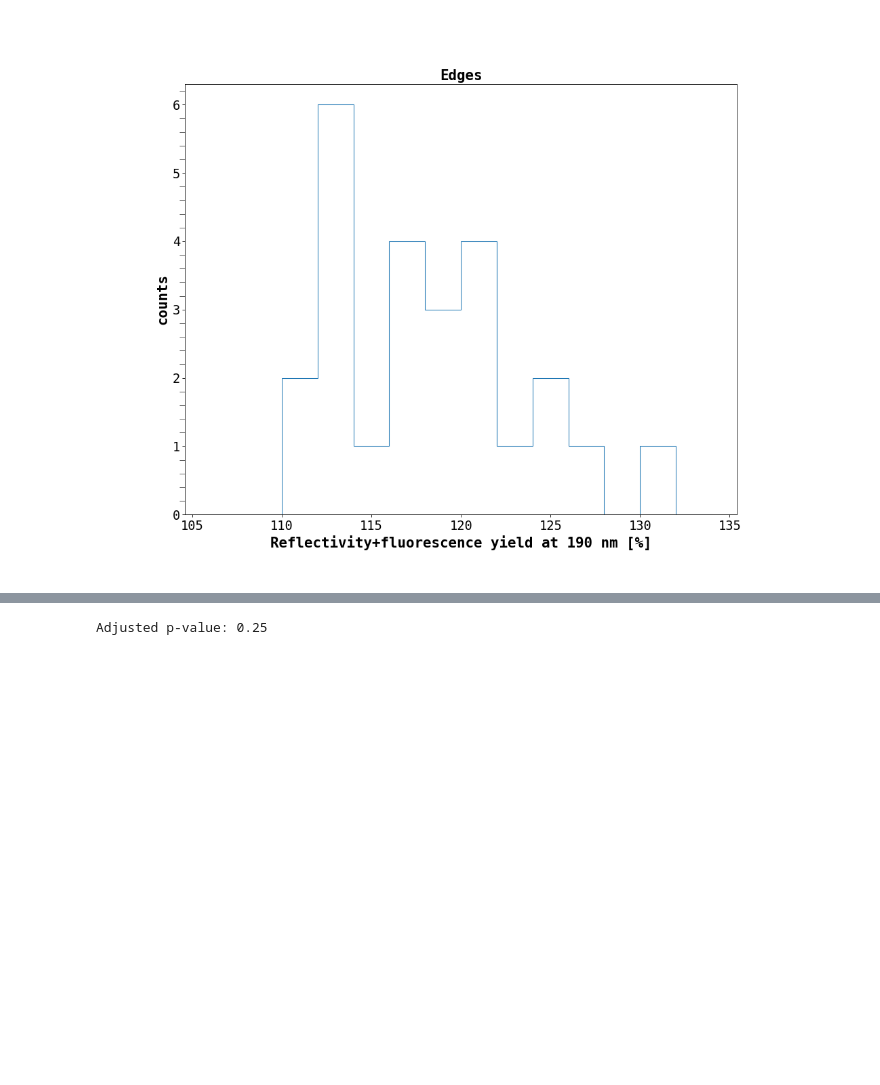
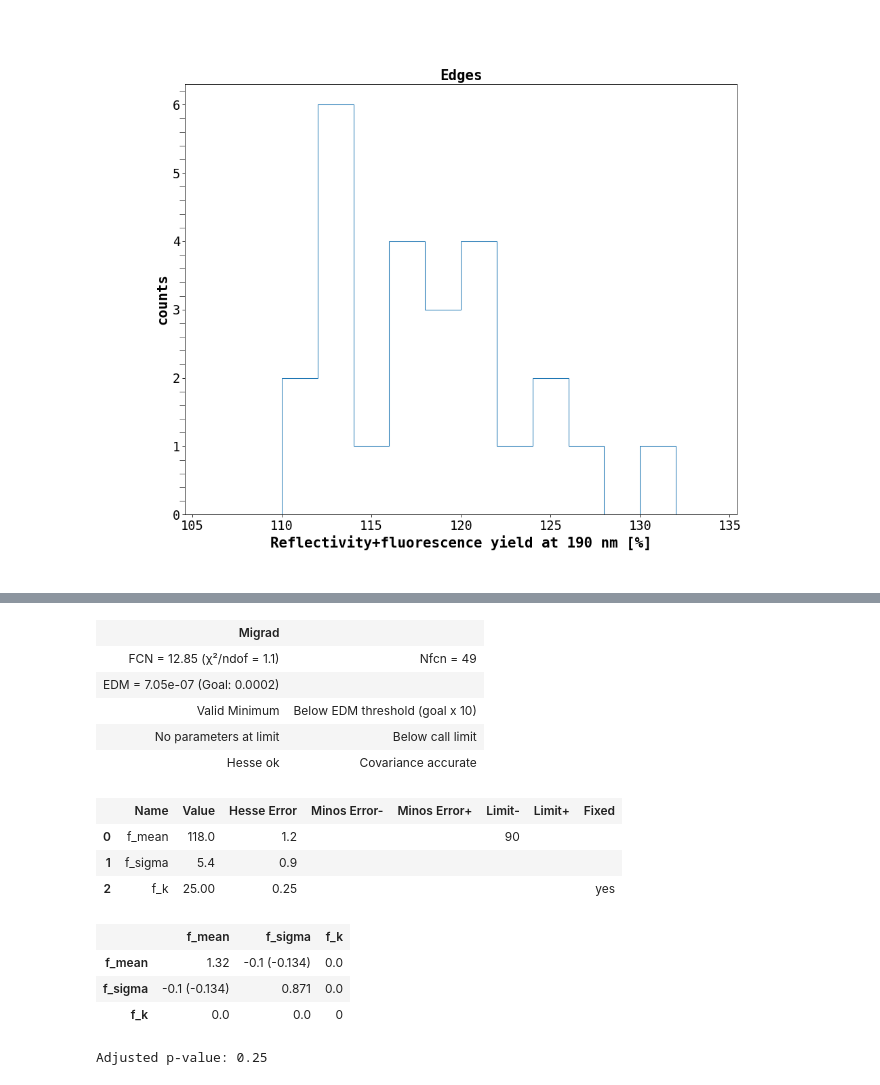
Before and after one commit to sarthchoudhary/ArGCAT, a Jupyter notebook: notebooks/plot_spectrophotometry.ipynb, the cells around one changed output, grey strips where cells are left out. Cells and saved outputs as stored; diff of their text form; code cells hidden in the pictures; blank space fills up the shorter version.

```diff
--- a/notebooks/plot_spectrophotometry.ipynb
+++ b/notebooks/plot_spectrophotometry.ipynb
@@ -855,3 +831,20 @@ m8.migrad()
+# %%
+m8.hesse()
+# %% [output]
+| Migrad |  |
+| FCN = 12.85 (χ²/ndof = 1.1) | Nfcn = 49 |
+| EDM = 7.05e-07 (Goal: 0.0002) |  |
+| Valid Minimum | Below EDM threshold (goal x 10) |
+| No parameters at limit | Below call limit |
+| Hesse ok | Covariance accurate |
+|  | Name | Value | Hesse Error | Minos Error- | Minos Error+ | Limit- | Limit+ | Fixed |
+| 0 | f_mean | 118.0 | 1.2 |  |  | 90 |  |  |
+| 1 | f_sigma | 5.4 | 0.9 |  |  |  |  |  |
+| 2 | f_k | 25.00 | 0.25 |  |  |  |  | yes |
+|  | f_mean | f_sigma | f_k |
+| f_mean | 1.32 | -0.1 (-0.134) | 0.0 |
+| f_sigma | -0.1 (-0.134) | 0.871 | 0.0 |
+| f_k | 0.0 | 0.0 | 0 |
 # %%
 # rng = np.random.default_rng(1)
 
```
Also changed, not shown: parts of 19 cells of this notebook.
